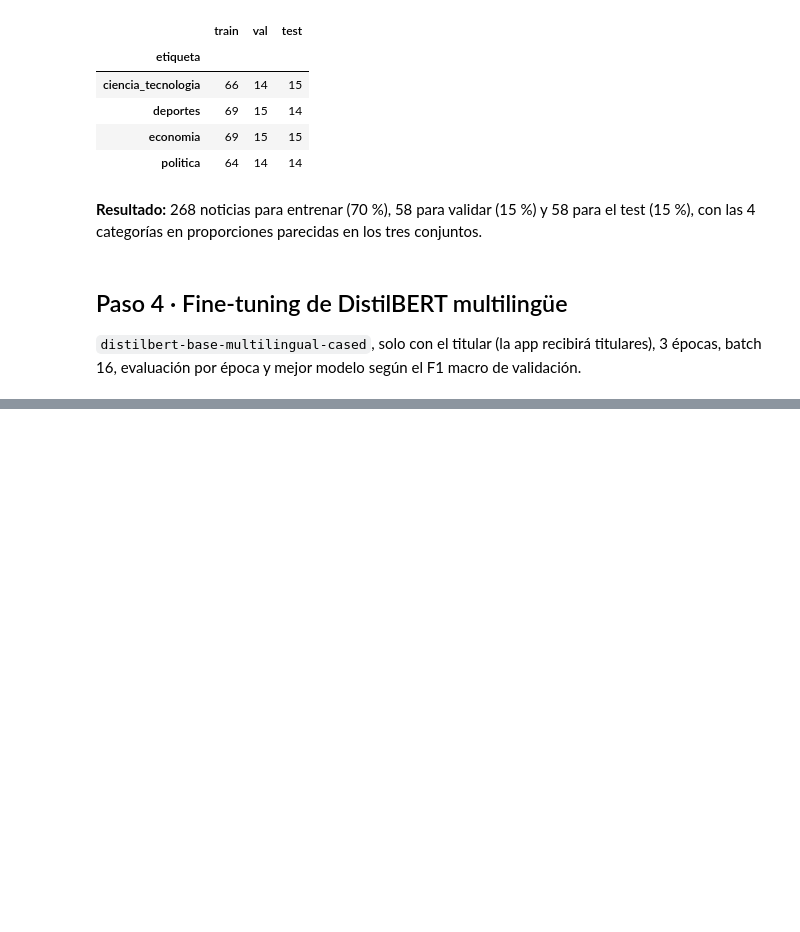
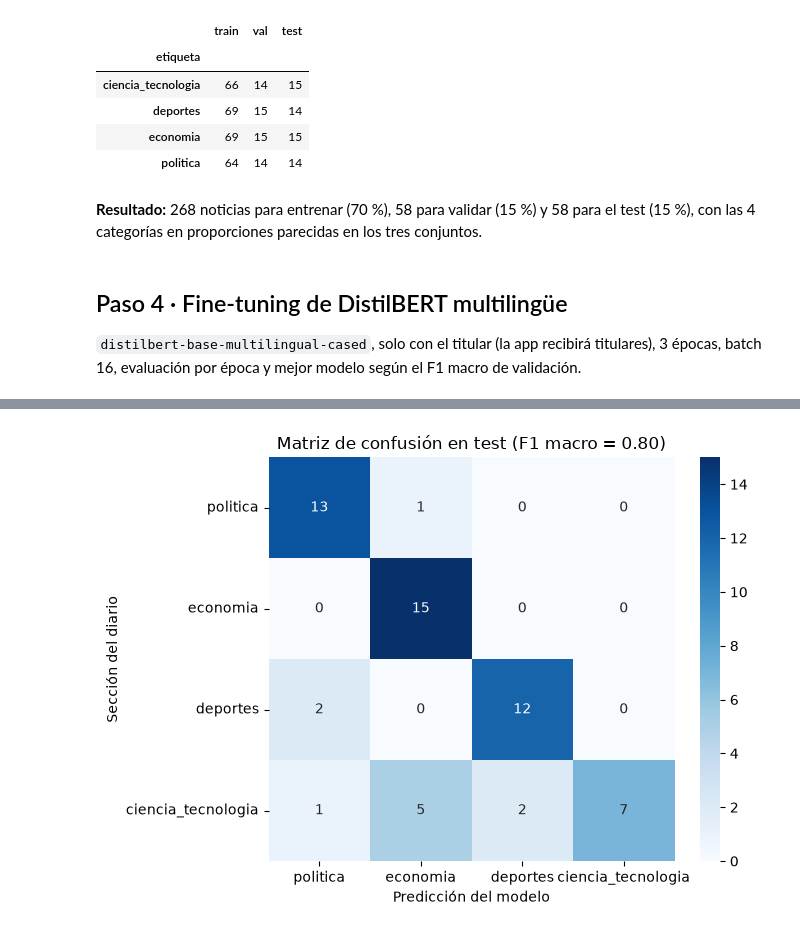
Before and after one commit to NoeliaLRuiz/Python_intermedio_2026, a Jupyter notebook: tarea_1/02_clasificacion.ipynb, the cells around one changed output, grey strips where cells are left out. Drawn from its saved outputs; the diff is of its cells as text; code cells hidden in the pictures; blank space fills up the shorter version.

Commit message:
eval test, matriz y comparativa. Closes #2

```diff
--- a/tarea_1/02_clasificacion.ipynb
+++ b/tarea_1/02_clasificacion.ipynb
@@ -438,0 +428,14 @@ historial[historial["eval_f1_macro"].notna()][["epoch", "eval_loss", "eval_f1_ma
+# %%
+inicio = time.time()
+salida_test = entrenador.predict(datos_test)
+segundos_modelo = (time.time() - inicio) / len(prueba)
+
+numeros_predichos = np.argmax(salida_test.predictions, axis=-1)
+prueba["prediccion_modelo"] = [id_a_etiqueta[numero] for numero in numeros_predichos]
+
+accuracy_test = accuracy_score(prueba["etiqueta"], prueba["prediccion_modelo"])
+f1_test = f1_score(prueba["etiqueta"], prueba["prediccion_modelo"], average="macro")
+print(f"DistilBERT en test · accuracy: {accuracy_test:.2f} · F1 macro: {f1_test:.2f}")
+print(classification_report(
+    prueba["etiqueta"], prueba["prediccion_modelo"], digits=2, zero_division=0
+))
@@ -438,0 +455,15 @@ historial[historial["eval_f1_macro"].notna()][["epoch", "eval_loss", "eval_f1_ma
+# %%
+matriz = confusion_matrix(prueba["etiqueta"], prueba["prediccion_modelo"], labels=CATEGORIAS)
+
+plt.figure(figsize=(7, 5))
+sns.heatmap(
+    matriz, annot=True, fmt="d", cmap="Blues",
+    xticklabels=CATEGORIAS, yticklabels=CATEGORIAS,
+)
+plt.xlabel("Predicción del modelo")
+plt.ylabel("Sección del diario")
+plt.title(f"Matriz de confusión en test (F1 macro = {f1_test:.2f})")
+plt.tight_layout()
+plt.show()
+# %% [output]
+[figure, added]
```
Also changed, not shown: parts of 20 cells of this notebook, 1 other file.
